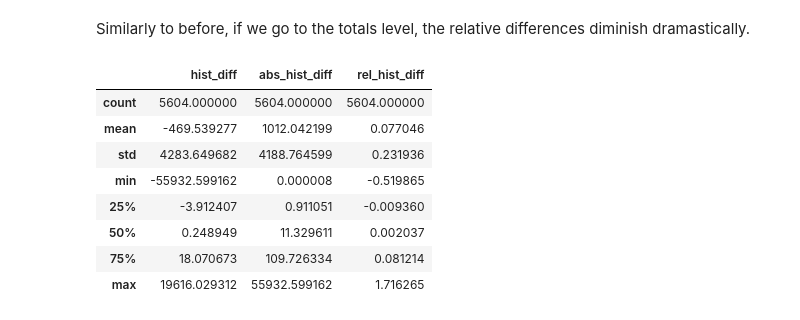
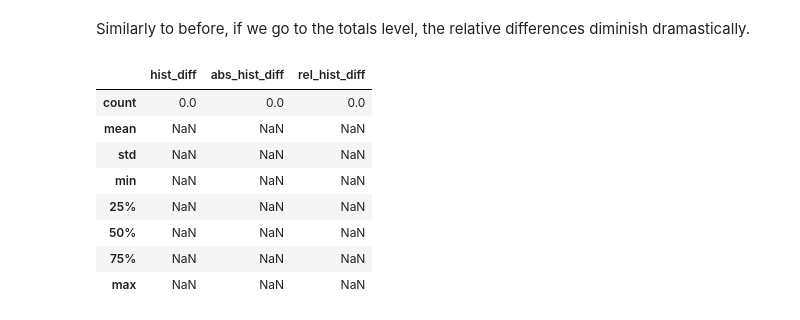
Before and after one commit to wirth-florian/eu-ets-inflation-impact, a Jupyter notebook: code/crf_dataset_creation.ipynb, the cells around one changed output. Saved outputs shown, nothing was run; the diff lists cells and outputs as text; code cells hidden in the pictures.

```diff
--- a/code/crf_dataset_creation.ipynb
+++ b/code/crf_dataset_creation.ipynb
@@ -338,14 +338,14 @@ df = df.drop(columns=["gas"])
 ### Add M.0.EL
 Next, we add a totals row to each country, year and entity, which we call "M.0.EL" to define the total without LULUCF
 # %%
-valid_codes = ["1", "2", "M.AG", "4", "5"]
+valid_categories = ["1", "2", "M.AG", "4", "5"]
 totals = (
-    df[df["code"].isin(valid_codes)]
+    df[df["category"].isin(valid_categories)]
     .groupby(["country", "year", "entity"], as_index=False)["value"]
     .sum()
 )
 totals["unit"] = "kt " + totals["entity"] + " / yr"
-totals["code"] = "M.0.EL"
+totals["category"] = "M.0.EL"
 totals["category"] = "Total emissions excluding LULUCF"
 df = pd.concat([df, totals], ignore_index=True)
 # %% [markdown]
@@ -359,13 +359,13 @@ df["country"] = cc.pandas_convert(series = df["country"], to="ISO2")
 df = df.rename(columns={"country": "area (ISO2)"})
 
 # add metadata columns so the dataset matches the expected primap format
-df["source"] = "UNFCCC Common reporting tables"
+df["source"] = "UNFCCC common reporting tables"
 df["scenario"] = "none"
 df["provenance"] = "measured"
-df = df [["source", "scenario", "provenance", "area (ISO2)", "entity", "unit", "code", "year", "value", "category"]] # reorder columns
+df = df [["source", "scenario", "provenance", "area (ISO2)", "entity", "unit", "category", "year", "value", "category_name"]] # reorder columns
 
 # pivot to long year format
-df = df.pivot_table(index=["source", "scenario", "provenance", "area (ISO2)", "entity", "unit", "code", "category"], columns="year", values="value").reset_index()
+df = df.pivot_table(index=["source", "scenario", "provenance", "area (ISO2)", "entity", "unit", "category", "category_name"], columns="year", values="value").reset_index()
 
 # add a column '1987' with value NaN for all rows and put it before '1989'
 df[1987] = np.nan
@@ -374,8 +374,8 @@ cols.insert(cols.index(1989), cols.pop(cols.index(1987)))
 df = df[cols]
 
 # Export the final dataset to CSV
-df = df.drop(columns = ["category"])
-df.to_csv("../data/emission data/CRT_emissions_processed.csv", index=False)
+df = df.drop(columns = ["category_name"])
+df.to_csv("../data/emission data/crf_2026/CRT_emissions_processed.csv", index=False)
 
 # load primap_crf
 primap_crf = pd.read_csv("../data/emission data/Guetschow-et-al-2021-PRIMAP-crf_2021-v1.csv")
@@ -386,13 +386,13 @@ primap_crf["area (ISO2)"] = cc.pandas_convert(series = primap_crf["area (ISO2)"]
 primap_crf.to_csv("../data/emission data/primap_crf_processed.csv", index=False)
 
 # load primap_hist
-primap_hist = pd.read_csv("../data/emission data/Guetschow_et_al_2025a-PRIMAP-hist_v2.7_final_22-Aug-2025.csv")
+primap_hist = pd.read_csv("../data/emission data/hist_2025/Guetschow_et_al_2025a-PRIMAP-hist_v2.7_final_22-Aug-2025.csv")
 # Rename countries to ISO2
 primap_hist = primap_hist.rename(columns={"area (ISO3)": "area (ISO2)"})
 primap_hist["area (ISO2)"] = cc.pandas_convert(series = primap_hist["area (ISO2)"], to="ISO2")
 
 # Save processed PRIMAP-hist dataset
-primap_hist.to_csv("../data/emission data/primap_hist_processed.csv", index=False)
+primap_hist.to_csv("../data/emission data/hist_2025/primap_hist_processed.csv", index=False)
 # %% [output]
 WARNING:country_converter.country_converter:EU27BX not found in regex
 WARNING:country_converter.country_converter:EU28 not found in regex
@@ -430,18 +430,18 @@ primap_crf = primap_crf.melt(id_vars=["source", "scenario (PRIMAP)", "provenance
 primap_crf["year"] = primap_crf["year"].astype(int)
 primap_hist = primap_hist.melt(id_vars=["source", "scenario (PRIMAP-hist)", "provenance", "area (ISO2)", "entity", "unit", "category (IPCC2006_PRIMAP)"], var_name="year", value_name="primap_hist_value")
 primap_hist["year"] = primap_hist["year"].astype(int)
-df = df.melt(id_vars=["source", "scenario", "provenance", "area (ISO2)", "entity", "unit", "code"], var_name="year", value_name="crt_value")
+df = df.melt(id_vars=["source", "scenario", "provenance", "area (ISO2)", "entity", "unit", "category"], var_name="year", value_name="crt_value")
 df["year"] = df["year"].astype(int)
 # %%
 # rename columns in primap_crf
-primap_crf = primap_crf.rename(columns={"category (IPCC2006)": "code"})
+primap_crf = primap_crf.rename(columns={"category (IPCC2006)": "category"})
 # Filter PRIMAP-crf to include only countries, years and gases present in our dataset
 primap_crf = primap_crf[primap_crf["area (ISO2)"].isin(df["area (ISO2)"].unique())
                 & primap_crf["year"].isin(df["year"].unique())
                 & primap_crf["entity"].isin(df["entity"].unique())]
 
 # rename columns in primap_hist
-primap_hist = primap_hist.rename(columns={"category (IPCC2006_PRIMAP)": "code"})
+primap_hist = primap_hist.rename(columns={"category (IPCC2006_PRIMAP)": "category"})
 # Filter PRIMAP-hist o include only countries, years and gases present in our dataset
 primap_hist = primap_hist[primap_hist["area (ISO2)"].isin(df["area (ISO2)"].unique())
                 & primap_hist["year"].isin(df["year"].unique())
@@ -451,8 +451,8 @@ primap_hist["unit"] = primap_hist["unit"].str.replace("* gigagram ", "")
 primap_hist["unit"] = "kt " + primap_hist["unit"]
 
 # Merge PRIMAP data with our dataset
-merged_df = pd.merge(df, primap_crf, how="outer", on =["area (ISO2)", "entity", "unit", "year", "code"])
-merged_df = pd.merge(merged_df, primap_hist, how="outer", on =["area (ISO2)", "entity", "unit", "year", "code"])
+merged_df = pd.merge(df, primap_crf, how="outer", on =["area (ISO2)", "entity", "unit", "year", "category"])
+merged_df = pd.merge(merged_df, primap_hist, how="outer", on =["area (ISO2)", "entity", "unit", "year", "category"])
 merged_df = merged_df.dropna()
 
 # create new rows with differences
@@ -588,14 +588,14 @@ merged_df[["hist_diff", "abs_hist_diff", "rel_hist_diff"]].describe()
 # %% [markdown]
 Similarly to before, if we go to the totals level, the relative differences diminish dramastically.
 # %%
-merged_df.loc[merged_df["code"] == "M.0.EL", ["hist_diff", "abs_hist_diff", "rel_hist_diff"]].describe()
+merged_df.loc[merged_df["category"] == "M.0.EL", ["hist_diff", "abs_hist_diff", "rel_hist_diff"]].describe()
 # %% [output]
 |  | hist_diff | abs_hist_diff | rel_hist_diff |
-| count | 5604.000000 | 5604.000000 | 5604.000000 |
-| mean | -469.539277 | 1012.042199 | 0.077046 |
-| std | 4283.649682 | 4188.764599 | 0.231936 |
-| min | -55932.599162 | 0.000008 | -0.519865 |
-| 25% | -3.912407 | 0.911051 | -0.009360 |
-| 50% | 0.248949 | 11.329611 | 0.002037 |
-| 75% | 18.070673 | 109.726334 | 0.081214 |
-| max | 19616.029312 | 55932.599162 | 1.716265 |
+| count | 0.0 | 0.0 | 0.0 |
+| mean | NaN | NaN | NaN |
+| std | NaN | NaN | NaN |
+| min | NaN | NaN | NaN |
+| 25% | NaN | NaN | NaN |
+| 50% | NaN | NaN | NaN |
+| 75% | NaN | NaN | NaN |
+| max | NaN | NaN | NaN |
```
Also changed, not shown: parts of 17 cells of this notebook.
